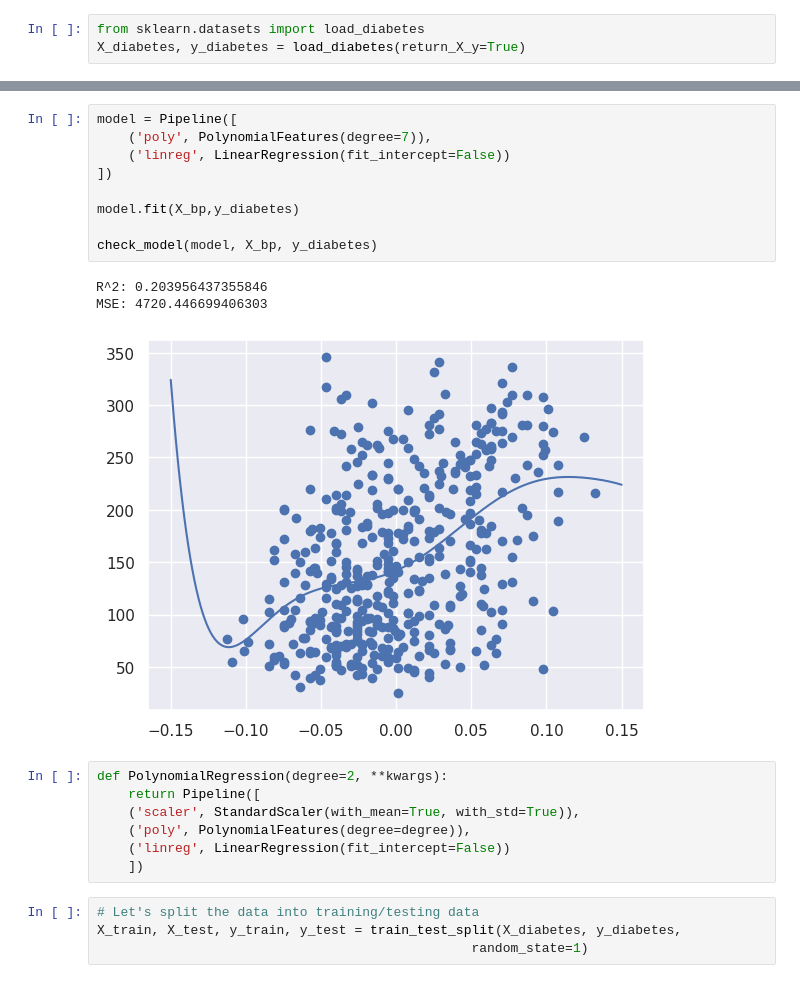
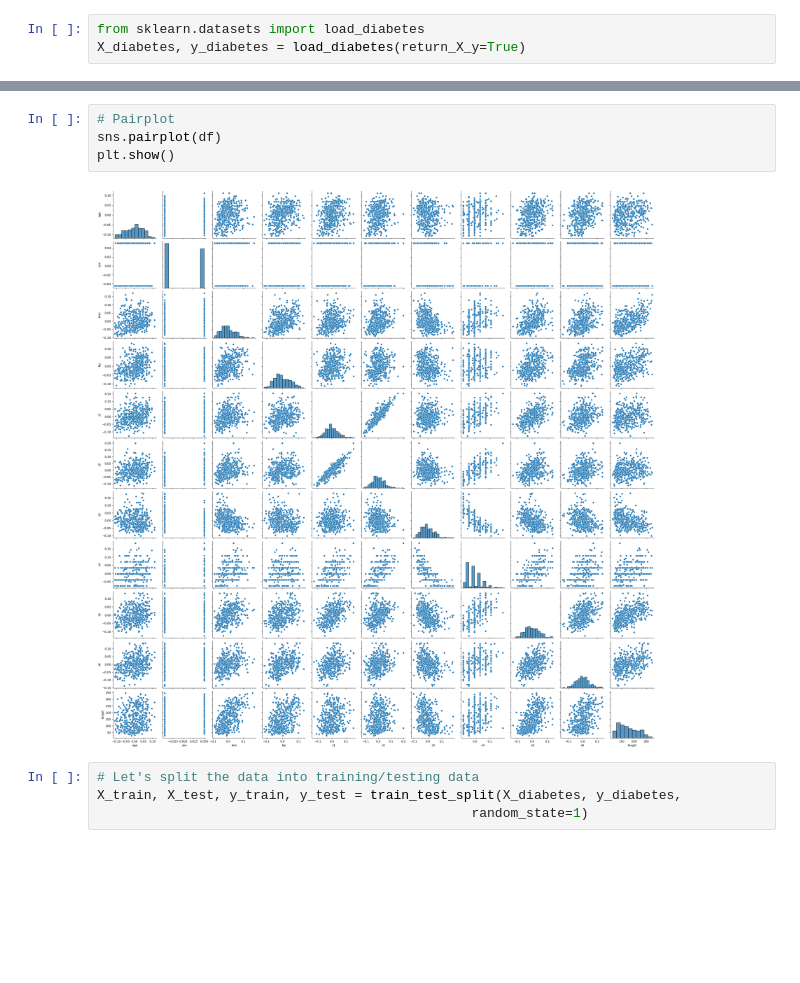
Before and after one commit to Marisa1988/Jupyter_Content_AI_Biology, a Jupyter notebook: Exercise.ipynb, the cells around one changed output, grey strips where cells are left out. Saved outputs shown, nothing was run; the diff lists cells and outputs as text; blank space fills up the shorter version.

```diff
--- a/Exercise.ipynb
+++ b/Exercise.ipynb
@@ -117,23 +66,9 @@ MSE: 4755.892387738325
-# %%
-model = Pipeline([
-    ('poly', PolynomialFeatures(degree=7)),
-    ('linreg', LinearRegression(fit_intercept=False))
-])
-
-model.fit(X_bp,y_diabetes)
-
-check_model(model, X_bp, y_diabetes)
-# %% [output]
-R^2: 0.203956437355846
-MSE: 4720.446699406303
-[figure, removed]
-# %%
-def PolynomialRegression(degree=2, **kwargs):
-    return Pipeline([
-    ('scaler', StandardScaler(with_mean=True, with_std=True)),
-    ('poly', PolynomialFeatures(degree=degree)),
-    ('linreg', LinearRegression(fit_intercept=False))
-    ])
+# %%
+# Pairplot
+sns.pairplot(df)
+plt.show()
+# %% [output]
+[figure, added]
 # %%
 # Let's split the data into training/testing data
 X_train, X_test, y_train, y_test = train_test_split(X_diabetes, y_diabetes,
```
Also changed, not shown: parts of 14 cells of this notebook.
